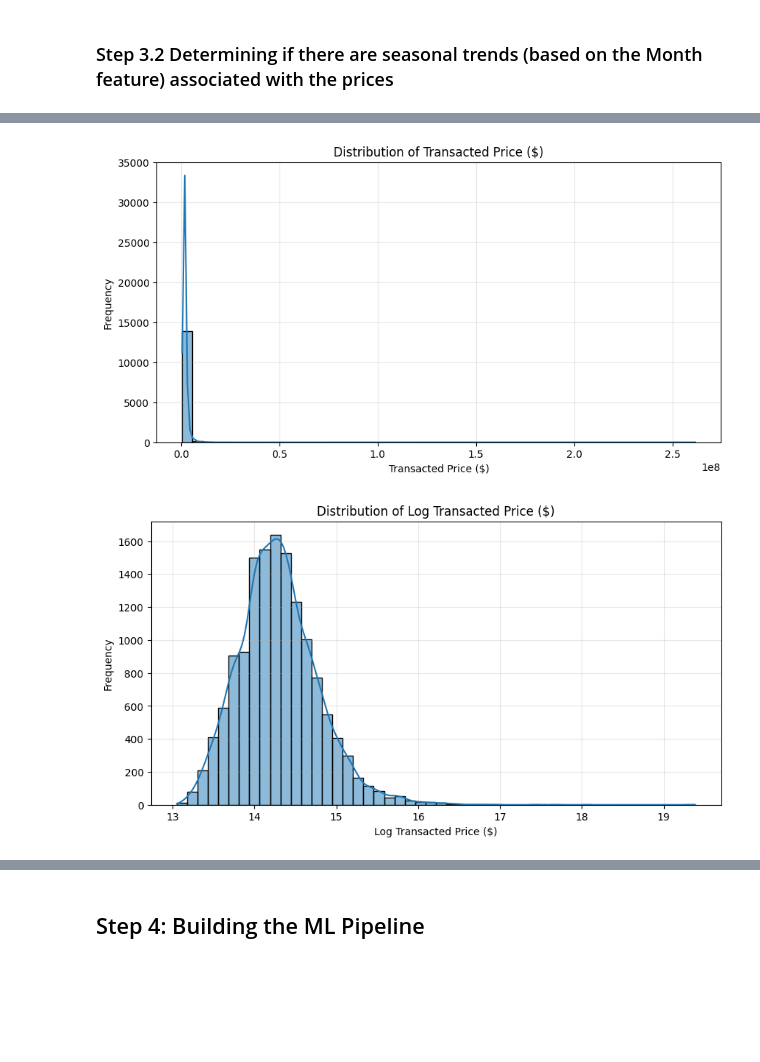
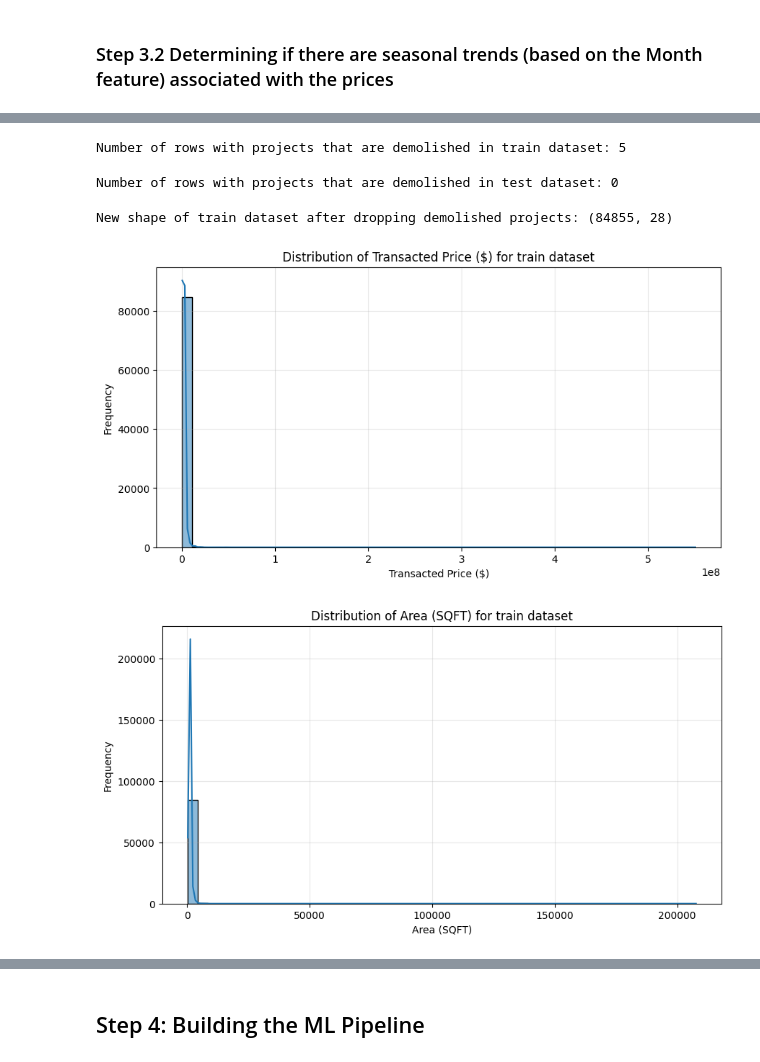
Before and after one commit to s-hreya-riram/property-price-prediction, a Jupyter notebook: Assignment-1.ipynb, the cells around one changed output, grey strips where cells are left out. Drawn from its saved outputs; the diff is of its cells as text; code cells hidden in the pictures; blank space fills up the shorter version.

```diff
--- a/Assignment-1.ipynb
+++ b/Assignment-1.ipynb
@@ -329,0 +458,7 @@ df = df.drop(columns=['Area (SQM)'])
+# %%
+# For each postal district, get the average price per sqft in descending order
+train_df['Price per SQFT'] = train_df['Transacted Price ($)'] / train_df['Area (SQFT)']
+avg_price_per_sqft = train_df.groupby('Postal District')['Price per SQFT'].mean().sort_values(ascending=False)
+print("Average Price per SQFT by Postal District (Descending Order):")
+print(avg_price_per_sqft)
+train_df = train_df.drop(columns=['Price per SQFT'])
@@ -329,0 +485,12 @@ df = df.drop(columns=['Area (SQM)'])
+# %%
+# Make a pie chart of the distribution of transacted price segments
+# under 1 million, 1-2 million, 2-5 million, 5-10 million, over 10 million
+price_segments = ['Under 1M', '1M-2M', '2M-5M', '5M-10M', 'Over 10M']
+price_bins = [0, 1_000_000, 2_000_000, 5_000_000, 10_000_000, np.inf]
+train_df['Price Segment'] = pd.cut(train_df['Transacted Price ($)'], bins=price_bins, labels=price_segments)
+price_segment_counts = train_df['Price Segment'].value_counts().sort_index()
+plt.figure(figsize=(8, 8))
+plt.pie(price_segment_counts, labels=price_segment_counts.index, autopct='%1.1f%%', startangle=140)
+plt.title('Fig 4: Distribution of Transacted Price Segments')
+plt.show()
+train_df = train_df.drop(columns=['Price Segment'])
@@ -566,3 +824,6 @@ Final features for ML model:
+# %%
+#As there are only 2 rows with remaining_lease_years > 9999, dropping them
+train_df = train_df[train_df['remaining_lease_years'] <= 9999].reset_index(drop=True)
 # %% [markdown]
 ### Step 3.2 Determining if there are seasonal trends (based on the Month feature) associated with the prices
 # %%
@@ -754,23 +1113,40 @@ Index(['Project Name', 'Transacted Price ($)', 'Area (SQFT)', 'Street Name',
+# %%
+# Find number of rows where projects with the name demolished in any case in train dataset
+demolished_projects_train = train_df[train_df['Project Name'].str.contains('demolished', case=False, na=False)]
+print(f"Number of rows with projects that are demolished in train dataset: {len(demolished_projects_train)}")
+# %% [output]
+Number of rows with projects that are demolished in train dataset: 5
+# %%
+# Find number of rows where projects with the name demolished in any case in test dataset
+demolished_projects_test = test_df[test_df['Project Name'].str.contains('demolished', case=False, na=False)]
+print(f"Number of rows with projects that are demolished in test dataset: {len(demolished_projects_test)}")
+# %% [output]
+Number of rows with projects that are demolished in test dataset: 0
+# %%
+# Drop the demolished projects from train dataset
+train_df = train_df[~train_df['Project Name'].str.contains('demolished', case=False, na=False)].reset_index(drop=True)
+print(f"New shape of train dataset after dropping demolished projects: {train_df.shape}")
+# %% [output]
+New shape of train dataset after dropping demolished projects: (84855, 28)
 # %%
-# Plot distribution of target variable
+# Check distribution of Transacted Price ($) in train dataset
 plt.figure(figsize=(10, 5))
-sns.histplot(df['Transacted Price ($)'], bins=50, kde=True)
-plt.title('Distribution of Transacted Price ($)')
+sns.histplot(train_df['Transacted Price ($)'], bins=50, kde=True)
+plt.title('Distribution of Transacted Price ($) for train dataset')
 plt.xlabel('Transacted Price ($)')
 plt.ylabel('Frequency')
 plt.grid(True, alpha=0.3)
 plt.show()
 # %% [output]
-[figure, old version]
+[figure, new version]
 # %%
-# Plot distribution of log transformed target variable
-
+# Check distribution of area (SQFT) in train dataset
 plt.figure(figsize=(10, 5))
-sns.histplot(np.log1p(df['Transacted Price ($)']), bins=50, kde=True)
-plt.title('Distribution of Log Transacted Price ($)')
-plt.xlabel('Log Transacted Price ($)')
+sns.histplot(train_df['Area (SQFT)'], bins=50, kde=True)
+plt.title('Distribution of Area (SQFT) for train dataset')
+plt.xlabel('Area (SQFT)')
 plt.ylabel('Frequency')
 plt.grid(True, alpha=0.3)
 plt.show()
 # %% [output]
-[figure, old version]
+[figure, new version]
```
Also changed, not shown: parts of 99 cells of this notebook, 9 other files.
